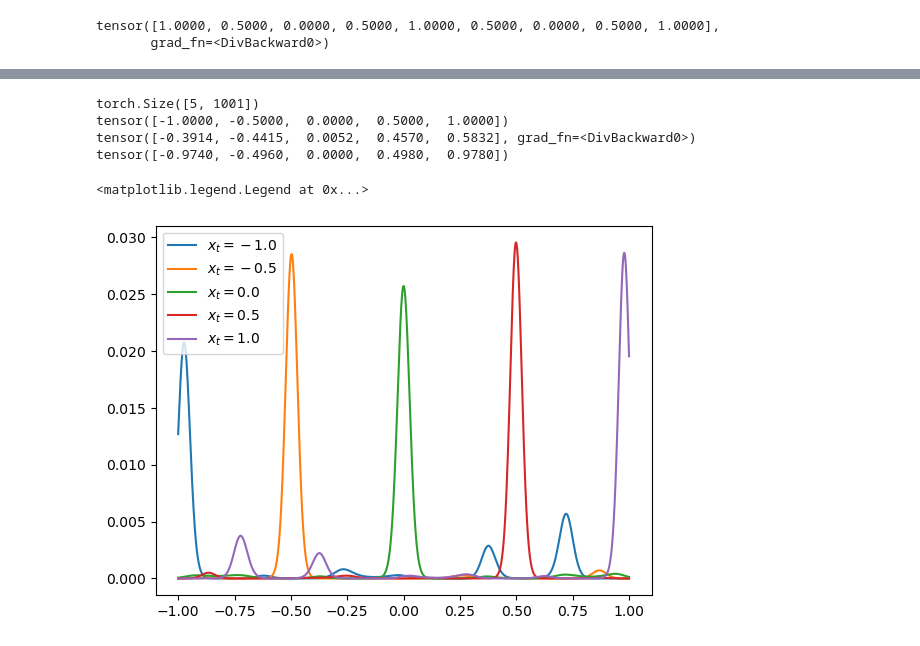
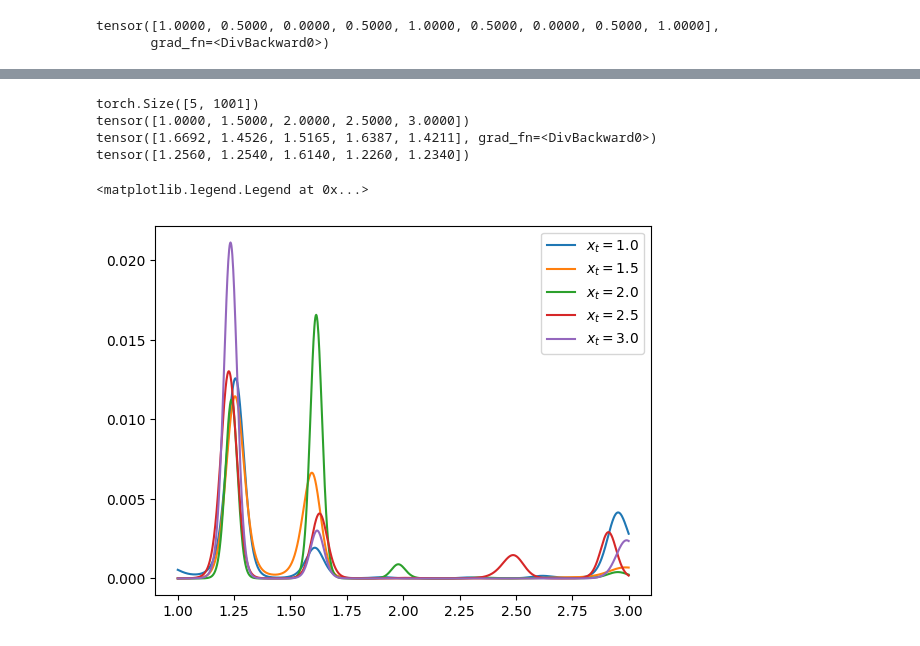
Before and after one commit to mykola-semenov/grid-cells, a Jupyter notebook: notebooks/1D Oscillatory Interference Optimization.ipynb, the cells around one changed output, grey strips where cells are left out. Saved outputs shown, nothing was run; the diff lists cells and outputs as text; code cells hidden in the pictures.

```diff
--- a/notebooks/1D Oscillatory Interference Optimization.ipynb
+++ b/notebooks/1D Oscillatory Interference Optimization.ipynb
@@ -48,9 +48,9 @@ class GridCellArray1D(nn.Module):
         assert n_neurons > 0, "Number of neurons must be positive."
         self.neurons = nn.ModuleList([OscillatoryGridCell1D(dtype=dtype, device=device) for _ in range(n_neurons)])
 
-    def forward(self, X):
+    def forward(self, position):
         """Encode a point on a cartesian 2D plane to a vector of grid cell neuron activations."""
-        return torch.stack([cell(X) for cell in self.neurons], dim=-1).squeeze(dim=0)
+        return torch.stack([cell(position) for cell in self.neurons], dim=-1).squeeze(dim=0)
 # %%
 grid_cell = OscillatoryGridCell1D(randomize=False, dtype=torch.float32, device=device)
 # %%
@@ -82,7 +89,7 @@ plt.legend()
 grid_cell_array = GridCellArray1D(5, dtype=torch.float32, device=device)
 # %%
 for i, neuron in enumerate(grid_cell_array.neurons):
-    plt.plot(positions, neuron(positions).detach().numpy(), label=f"$a_{i}(x)$")
+    plt.plot(positions, neuron(positions).detach().numpy(), label=f"$N_{i}(x)$")
 
 plt.legend()
 # %% [output]
@@ -249,6 +239,6 @@ decoder(true_activations, positions)
 # %%
 grid_cell_array = GridCellArray1D(5, dtype=torch.float32, device=device)
-decoder = LinearDecoder1D(grid_cell_array, dtype=torch.float32, device=device, weighted=True)
+decoder = LinearDecoder1D(grid_cell_array, dtype=torch.float32, device=device, weighted=True, probability_normalization="softmax")
 
 N = 1001
 x_min, x_max = -1, 1
@@ -388,27 +367,24 @@ def train(*,
 # %%
-grid_cell_array, decoder = train(
+grid_cell_array, decoder, model_converged = train(
     n_neurons=10,
     weighted_decoder=True,
     weight_normalization=None,
     probability_normalization="softmax",
-    # Training Domain
     x_min=-1,
     x_max=1,
     n_positions=1000,
-    # Validation Domain
-    x_val_min=1,
-    x_val_max=3,
-    n_val_positions=100,
+    val_size=0.2,
     # Training Parameters
-    n_epochs=1000,
+    max_epochs=10000,
+    target_loss=0.001,
     batch_size=100,
     optimizer="adam",
-    learning_rate=0.001,
-    losses=["variance", "negative_log_probability", "decoder_weight_regularization"],
-
-    random_seed=33,
+    learning_rate=0.01,
+    random_seed=42,
     verbose=True,
     dtype=torch.float32,
-    device="cpu",
+    device=device,
 )
+
+print(model_converged)
 # %% [output]
@@ -438,26 +414,26 @@ tensor([5.7677e+00, 5.4014e+00, 6.4207e+00, 4.0609e-05, 5.3990e+00, 6.5820e+00,
 # %%
 N = 1001
-x_min, x_max = -1, 1
+x_min, x_max = 1, 3
 
 positions = torch.linspace(x_min, x_max, N, dtype=torch.float32, device=device)
 
-true_positions = torch.tensor([-1, -0.5, 0, 0.5, 1], dtype=torch.float32, device=device)
+true_positions = torch.tensor([1, 1.5, 2, 2.5, 3], dtype=torch.float32, device=device)
 
 true_activations = grid_cell_array(true_positions)
 position_probabilities, position_expectations, most_probable_positions = decoder(true_activations, positions)
 print(position_probabilities.shape)
 print(true_positions)
 print(position_expectations)
 print(most_probable_positions)
 
 for i, true_position in enumerate(true_positions):
     plt.plot(positions, position_probabilities[i].detach().numpy(), label=f"$x_t={true_position}$")
 
 plt.legend()
 # %% [output]
 torch.Size([5, 1001])
-tensor([-1.0000, -0.5000,  0.0000,  0.5000,  1.0000])
-tensor([-0.3914, -0.4415,  0.0052,  0.4570,  0.5832], grad_fn=<DivBackward0>)
-tensor([-0.9740, -0.4960,  0.0000,  0.4980,  0.9780])
+tensor([1.0000, 1.5000, 2.0000, 2.5000, 3.0000])
+tensor([1.6692, 1.4526, 1.5165, 1.6387, 1.4211], grad_fn=<DivBackward0>)
+tensor([1.2560, 1.2540, 1.6140, 1.2260, 1.2340])
 <matplotlib.legend.Legend at 0x...>
-[figure, old version]
+[figure, new version]
```
Also changed, not shown: parts of 34 cells of this notebook.
